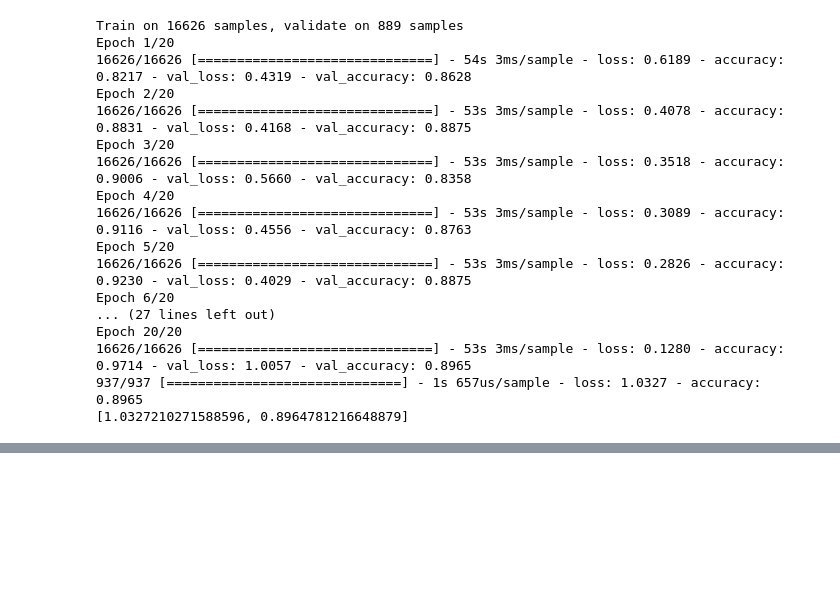
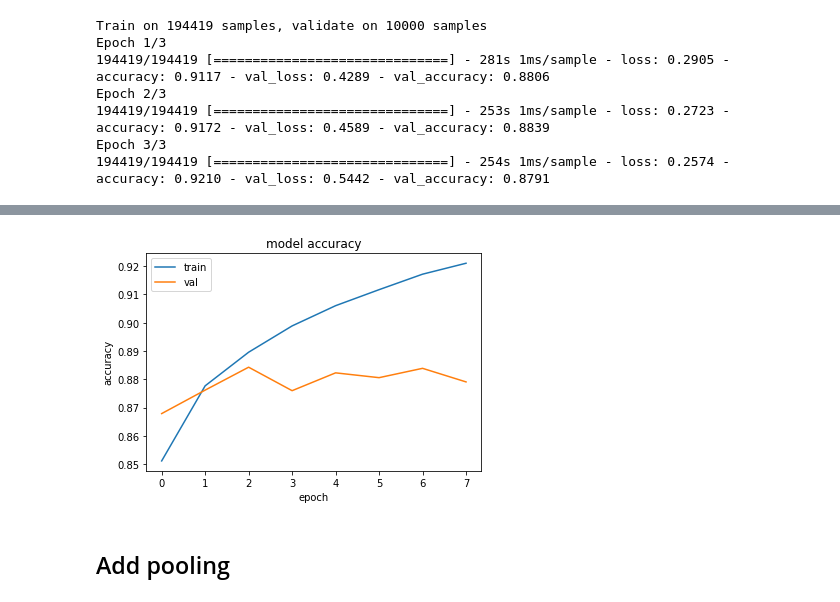
Before and after one commit to creeston/ML_2, a Jupyter notebook: Lab 3.ipynb, the cells around one changed output, grey strips where cells are left out. Cells and saved outputs as stored; diff of their text form; code cells hidden in the pictures; blank space fills up the shorter version.

```diff
--- a/Lab 3.ipynb
+++ b/Lab 3.ipynb
@@ -84,3 +38,16 @@ Could not find a format to read the specified file in mode 'i'
+# %%
+def unzip(tuples):
+    first = [t[0] for t in tuples]
+    second = [t[1] for t in tuples]
+    return np.array(first), np.array(second)
+
+train_x, train_y = unzip(train_data)
+val_x, val_y = unzip(val_data)
+test_x, test_y = unzip(test_data)
+
+train_x = train_x.reshape((len(train_x), 28, 28, 1))
+val_x = val_x.reshape((len(val_x), 28, 28, 1))
+test_x = test_x.reshape((len(test_x), 28, 28, 1))
 # %%
 from tensorflow.keras import layers, Model, Input, Sequential
 from tensorflow.keras.layers import Dense, Dropout, Conv2D, Flatten
@@ -116,24 +83,27 @@ Trainable params: 300,958
 Non-trainable params: 0
 _________________________________________________________________
 # %%
-history = model.fit(train_x, train_y, epochs=20, batch_size=32, validation_data=(val_x, val_y))
-first_score = model.evaluate(test_x, test_y)
-print(first_score)
+history = model.fit(train_x, train_y, epochs=8, batch_size=32, validation_data=(val_x, val_y))
 # %% [output]
-Train on 16626 samples, validate on 889 samples
-Epoch 1/20
-16626/16626 [==============================] - 54s 3ms/sample - loss: 0.6189 - accuracy: 0.8217 - val_loss: 0.4319 - val_accuracy: 0.8628
-Epoch 2/20
-16626/16626 [==============================] - 53s 3ms/sample - loss: 0.4078 - accuracy: 0.8831 - val_loss: 0.4168 - val_accuracy: 0.8875
-Epoch 3/20
-16626/16626 [==============================] - 53s 3ms/sample - loss: 0.3518 - accuracy: 0.9006 - val_loss: 0.5660 - val_accuracy: 0.8358
-Epoch 4/20
-16626/16626 [==============================] - 53s 3ms/sample - loss: 0.3089 - accuracy: 0.9116 - val_loss: 0.4556 - val_accuracy: 0.8763
-Epoch 5/20
-16626/16626 [==============================] - 53s 3ms/sample - loss: 0.2826 - accuracy: 0.9230 - val_loss: 0.4029 - val_accuracy: 0.8875
-Epoch 6/20
-... (27 lines left out)
-Epoch 20/20
-16626/16626 [==============================] - 53s 3ms/sample - loss: 0.1280 - accuracy: 0.9714 - val_loss: 1.0057 - val_accuracy: 0.8965
-937/937 [==============================] - 1s 657us/sample - loss: 1.0327 - accuracy: 0.8965
-[1.0327210271588596, 0.8964781216648879]
+Train on 194419 samples, validate on 10000 samples
+Epoch 1/3
+194419/194419 [==============================] - 281s 1ms/sample - loss: 0.2905 - accuracy: 0.9117 - val_loss: 0.4289 - val_accuracy: 0.8806
+Epoch 2/3
+194419/194419 [==============================] - 253s 1ms/sample - loss: 0.2723 - accuracy: 0.9172 - val_loss: 0.4589 - val_accuracy: 0.8839
+Epoch 3/3
+194419/194419 [==============================] - 254s 1ms/sample - loss: 0.2574 - accuracy: 0.9210 - val_loss: 0.5442 - val_accuracy: 0.8791
+# %%
+first_score = model.evaluate(test_x, test_y)
+print(first_score)
+
+def plot_history(training_history):
+    plt.plot(training_history.history['accuracy'])
+    plt.plot(training_history.history['val_accuracy'])
+    plt.title('model accuracy')
+    plt.ylabel('accuracy')
+    plt.xlabel('epoch')
+    plt.legend(['train', 'val'], loc='upper left')
+    plt.show()
+
+plot_history(history)
+# %% [output]
@@ -140,3 +112,6 @@ Epoch 20/20
+[figure, added]
+# %% [markdown]
+## Add pooling
 # %%
 from tensorflow.keras.layers import MaxPooling2D
 
```
Also changed, not shown: parts of 16 cells of this notebook, 2 other files.
